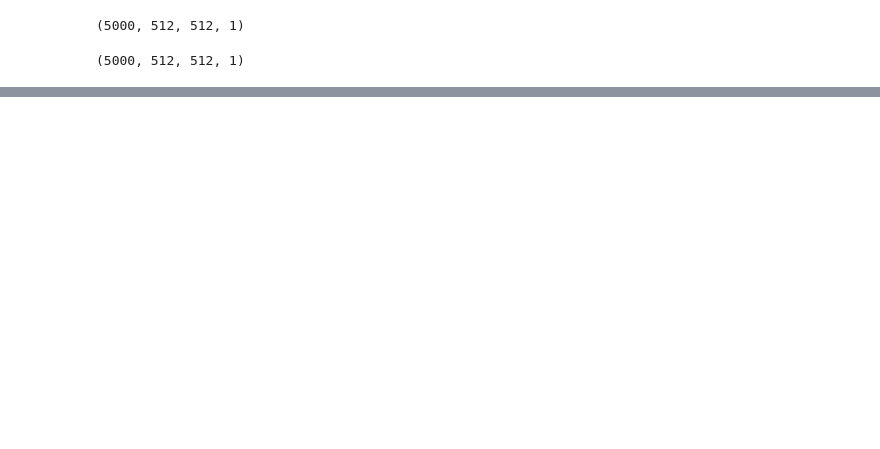
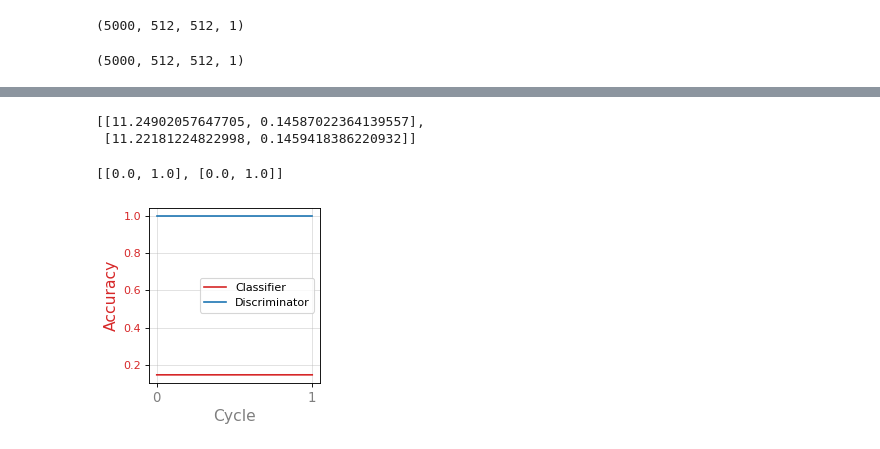
Before and after one commit to RyanZurrin/gp2, a Jupyter notebook: _EXPERIMENTS/GP2/GP2_Example_1_LARGER_customweights7_KR2UNET2D_TESTING.ipynb, the cells around one changed output, grey strips where cells are left out. Drawn from its saved outputs; the diff is of its cells as text; code cells hidden in the pictures; blank space fills up the shorter version.

```diff
--- a/_EXPERIMENTS/GP2/GP2_Example_1_LARGER_customweights7_KR2UNET2D_TESTING.ipynb
+++ b/_EXPERIMENTS/GP2/GP2_Example_1_LARGER_customweights7_KR2UNET2D_TESTING.ipynb
@@ -39,3 +53,18 @@ coreClock: 1.41GHz coreCount: 108 deviceMemorySize: 39.59GiB deviceMemoryBandwid
 # %%
-R = Runner(verbose=True, classifier='kr2unet2d')
+R = Runner(verbose=True,
+           classifier='kr2unet2d' ,
+           discriminator='cnnplus',
+           filter_num=[16, 32, 64, 128, 256],
+           stack_num_down=3,
+           stack_num_up=3,
+           recur_num=1,
+           activation='ReLU',
+           output_activation='Sigmoid',
+           batch_norm=False,
+           pool=True,
+           unpool=True,
+           optimizer=None,
+           loss=None,
+           metric=None,
+          )
 # %% [output]
@@ -109,14 +130,0 @@ RUNS = 5
-# %%
-for run in range(RUNS):
-    print('***')
-    print('RUN:', run)
-    t0 = time.time()
-    R.run_classifier()
-    R.run_discriminator()
-    l = R.find_machine_labels()
-    if l == 0:
-        print('No more machine labels.')
-        print('TOOK', time.time()-t0, 'seconds')
-        break
-    R.relabel(percent_to_replace=PERCENT_TO_REPLACE)
-    print('TOOK', time.time()-t0, 'seconds')
@@ -128,0 +131,2 @@ Epoch 1/100
+# %%
+R.run(images=images, masks=masks, weights=weights, runs=2)
@@ -129,6 +186,15 @@ Epoch 1/100
 # %%
 R.classifier_scores
+# %% [output]
+[[11.24902057647705, 0.14587022364139557],
+ [11.22181224822998, 0.1459418386220932]]
 # %%
 R.discriminator_scores
+# %% [output]
+[[0.0, 1.0], [0.0, 1.0]]
+# %%
+R.plot()
+# %% [output]
+[figure, added]
 # %%
 R.plot()
```
Also changed, not shown: parts of 10 cells of this notebook, 28 other files.
